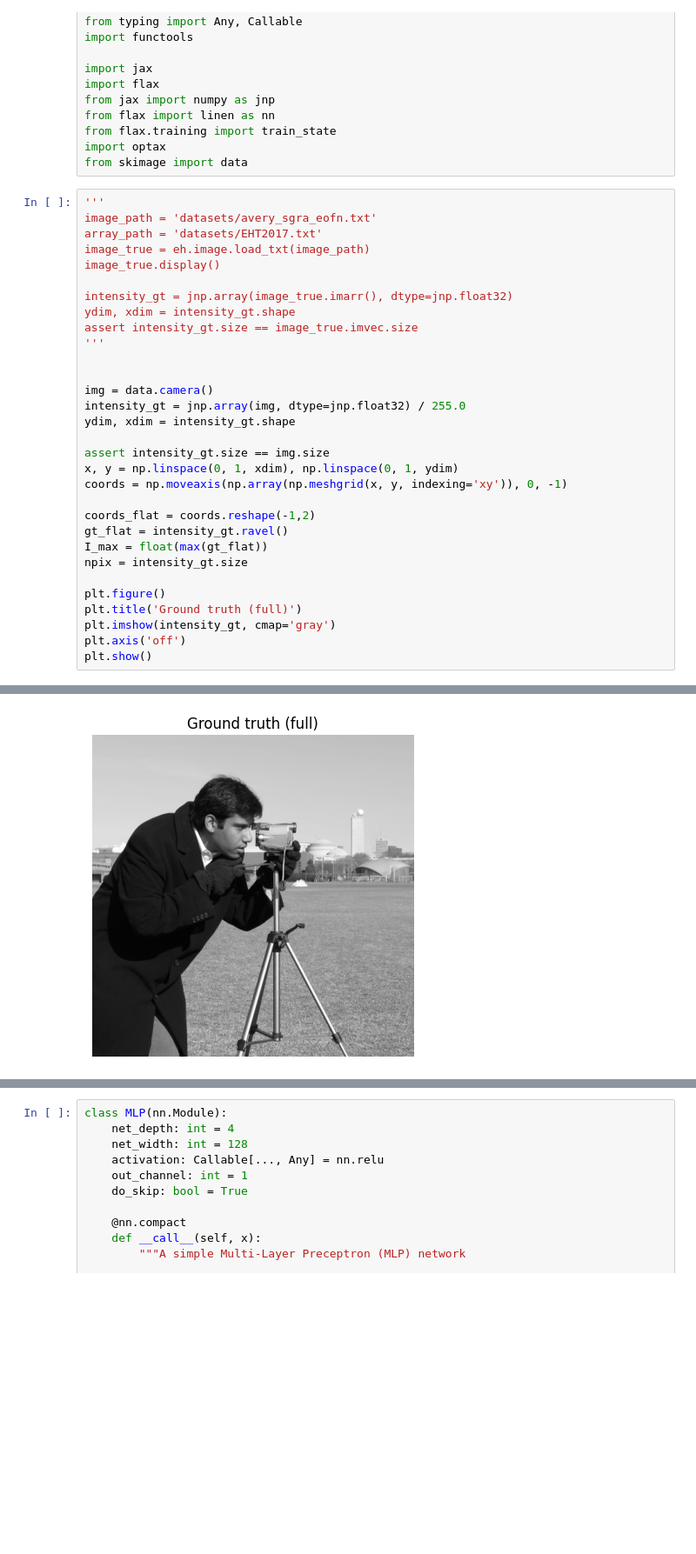
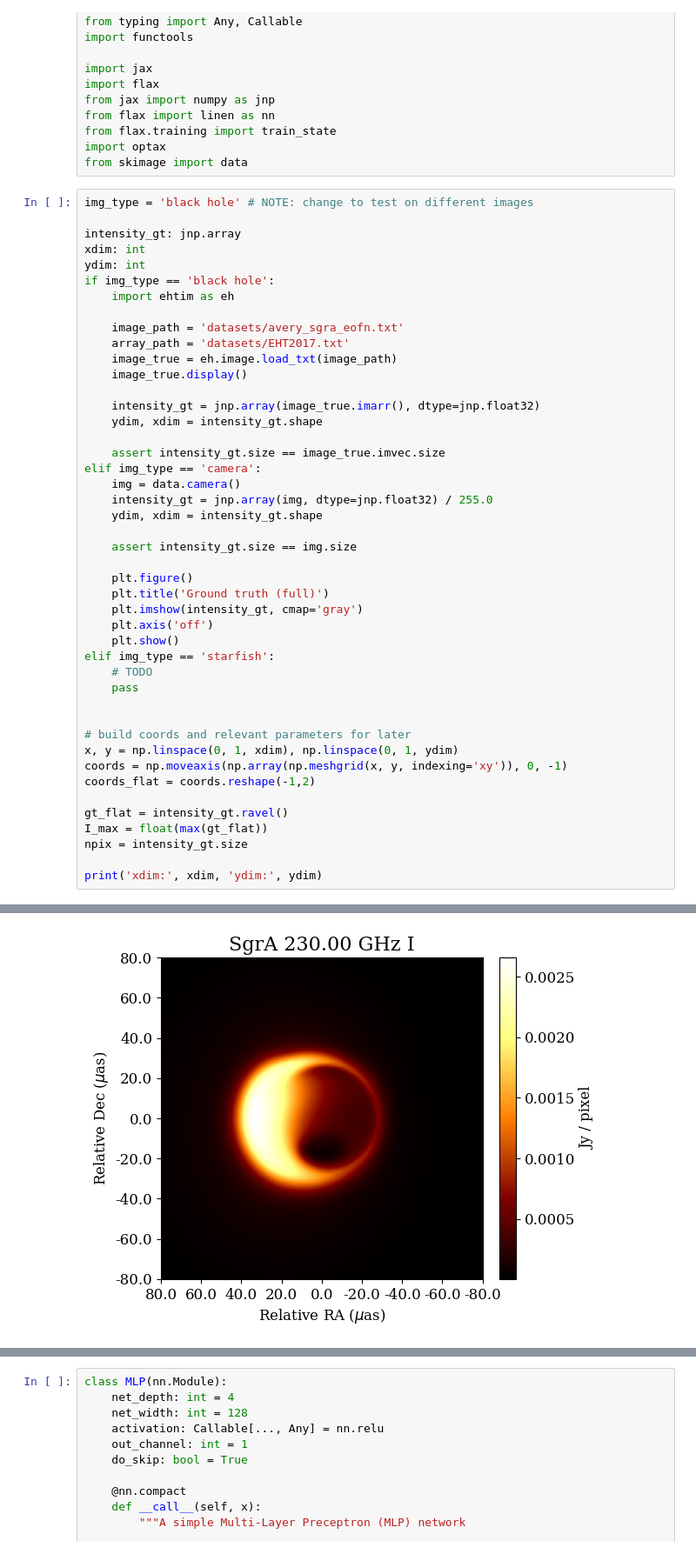
Before and after one commit to khyyle/caltech_surf_2025, a Jupyter notebook: bayes_rays_fourier.ipynb, the cells around one changed output, grey strips where cells are left out. Shown at 87% size. Drawn from its saved outputs; the diff is of its cells as text; blank space fills up the shorter version.

Commit message:
update w test runs

```diff
--- a/bayes_rays_fourier.ipynb
+++ b/bayes_rays_fourier.ipynb
@@ -14,34 +14,48 @@ from flax.training import train_state
 import optax
 from skimage import data
 # %%
-'''
-image_path = 'datasets/avery_sgra_eofn.txt'
-array_path = 'datasets/EHT2017.txt'
-image_true = eh.image.load_txt(image_path)
-image_true.display()
+img_type = 'black hole' # NOTE: change to test on different images
 
-intensity_gt = jnp.array(image_true.imarr(), dtype=jnp.float32)
-ydim, xdim = intensity_gt.shape
-assert intensity_gt.size == image_true.imvec.size
-'''
+intensity_gt: jnp.array
+xdim: int
+ydim: int
+if img_type == 'black hole':
+    import ehtim as eh
+
+    image_path = 'datasets/avery_sgra_eofn.txt'
+    array_path = 'datasets/EHT2017.txt'
+    image_true = eh.image.load_txt(image_path)
+    image_true.display()
+
+    intensity_gt = jnp.array(image_true.imarr(), dtype=jnp.float32)
+    ydim, xdim = intensity_gt.shape
+
+    assert intensity_gt.size == image_true.imvec.size
+elif img_type == 'camera':
+    img = data.camera()
+    intensity_gt = jnp.array(img, dtype=jnp.float32) / 255.0
+    ydim, xdim = intensity_gt.shape
+
+    assert intensity_gt.size == img.size
+
+    plt.figure()
+    plt.title('Ground truth (full)')
+    plt.imshow(intensity_gt, cmap='gray')
+    plt.axis('off')
+    plt.show()
+elif img_type == 'starfish':
+    # TODO
+    pass
 
 
-img = data.camera()
-intensity_gt = jnp.array(img, dtype=jnp.float32) / 255.0
-ydim, xdim = intensity_gt.shape
-
-assert intensity_gt.size == img.size
+# build coords and relevant parameters for later
 x, y = np.linspace(0, 1, xdim), np.linspace(0, 1, ydim)
 coords = np.moveaxis(np.array(np.meshgrid(x, y, indexing='xy')), 0, -1)
+coords_flat = coords.reshape(-1,2)
 
-coords_flat = coords.reshape(-1,2)
 gt_flat = intensity_gt.ravel()
 I_max = float(max(gt_flat))
 npix = intensity_gt.size
 
-plt.figure()
-plt.title('Ground truth (full)')
-plt.imshow(intensity_gt, cmap='gray')
-plt.axis('off')
-plt.show()
+print('xdim:', xdim, 'ydim:', ydim)
 # %% [output]
@@ -48 +63 @@ plt.show()
-[figure, old version]
+[figure, new version]
```
Also changed, not shown: parts of 10 cells of this notebook, 10 other files.
